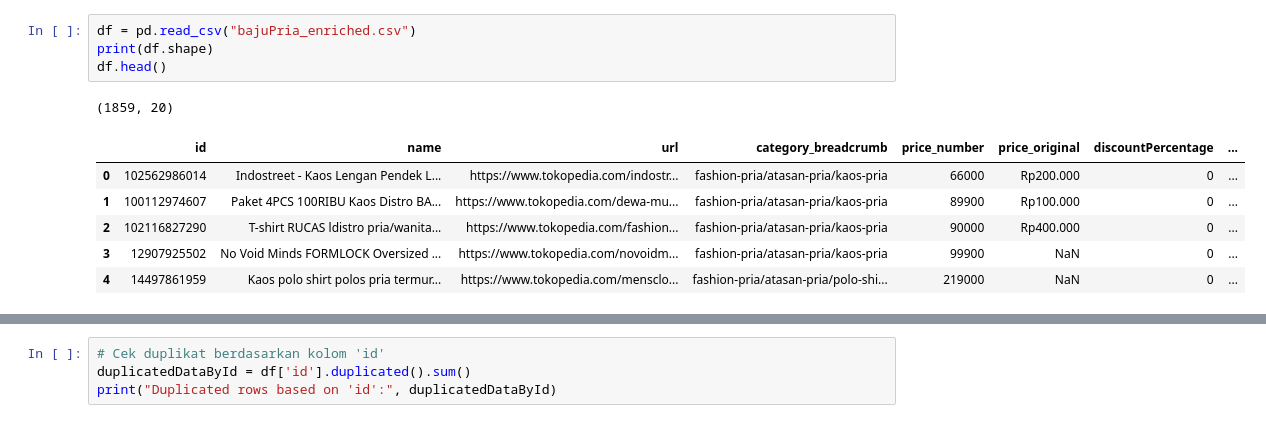
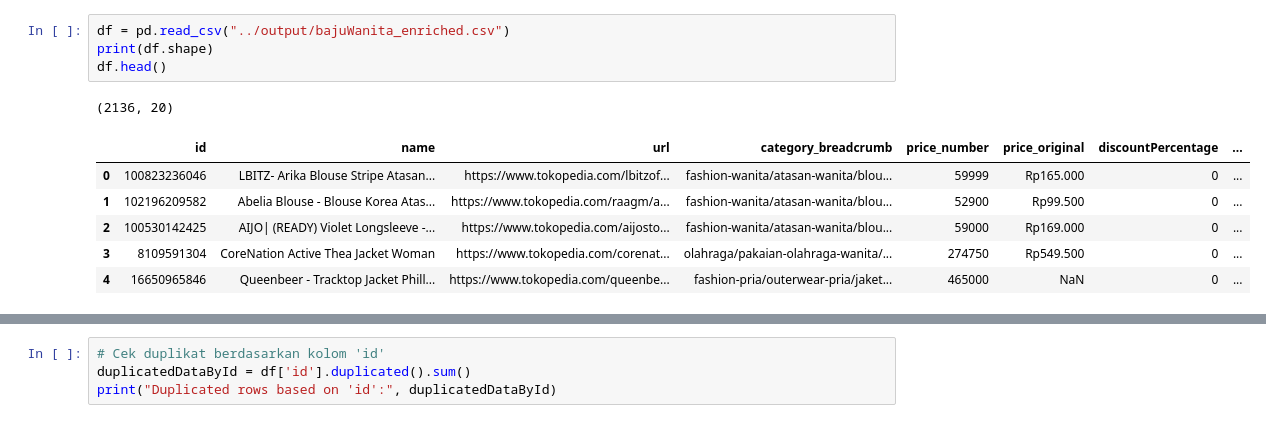
Before and after one commit to Annisaraulitaa/E-commerce-UMKM, a Jupyter notebook: olahData/prepro.ipynb, the cells around one changed output, grey strips where cells are left out. Cells and saved outputs as stored; diff of their text form.

```diff
--- a/olahData/prepro.ipynb
+++ b/olahData/prepro.ipynb
@@ -6,12 +14,12 @@ import math
 # %%
-df = pd.read_csv("bajuPria_enriched.csv")
+df = pd.read_csv("../output/bajuWanita_enriched.csv")
 print(df.shape)
 df.head()
 # %% [output]
-(1859, 20)
+(2136, 20)
 |  | id | name | url | category_breadcrumb | price_number | price_original | discountPercentage | ... |
-| 0 | 102562986014 | Indostreet - Kaos Lengan Pendek L... | https://www.tokopedia.com/indostr... | fashion-pria/atasan-pria/kaos-pria | 66000 | Rp200.000 | 0 | ... |
-| 1 | 100112974607 | Paket 4PCS 100RIBU Kaos Distro BA... | https://www.tokopedia.com/dewa-mu... | fashion-pria/atasan-pria/kaos-pria | 89900 | Rp100.000 | 0 | ... |
-| 2 | 102116827290 | T-shirt RUCAS ldistro pria/wanita... | https://www.tokopedia.com/fashion... | fashion-pria/atasan-pria/kaos-pria | 90000 | Rp400.000 | 0 | ... |
-| 3 | 12907925502 | No Void Minds FORMLOCK Oversized ... | https://www.tokopedia.com/novoidm... | fashion-pria/atasan-pria/kaos-pria | 99900 | NaN | 0 | ... |
-| 4 | 14497861959 | Kaos polo shirt polos pria termur... | https://www.tokopedia.com/mensclo... | fashion-pria/atasan-pria/polo-shi... | 219000 | NaN | 0 | ... |
+| 0 | 100823236046 | LBITZ- Arika Blouse Stripe Atasan... | https://www.tokopedia.com/lbitzof... | fashion-wanita/atasan-wanita/blou... | 59999 | Rp165.000 | 0 | ... |
+| 1 | 102196209582 | Abelia Blouse - Blouse Korea Atas... | https://www.tokopedia.com/raagm/a... | fashion-wanita/atasan-wanita/blou... | 52900 | Rp99.500 | 0 | ... |
+| 2 | 100530142425 | AIJO| (READY) Violet Longsleeve -... | https://www.tokopedia.com/aijosto... | fashion-wanita/atasan-wanita/blou... | 59000 | Rp169.000 | 0 | ... |
+| 3 | 8109591304 | CoreNation Active Thea Jacket Woman | https://www.tokopedia.com/corenat... | olahraga/pakaian-olahraga-wanita/... | 274750 | Rp549.500 | 0 | ... |
+| 4 | 16650965846 | Queenbeer - Tracktop Jacket Phill... | https://www.tokopedia.com/queenbe... | fashion-pria/outerwear-pria/jaket... | 465000 | NaN | 0 | ... |
```
Also changed, not shown: parts of 29 cells of this notebook, 23 other files.
